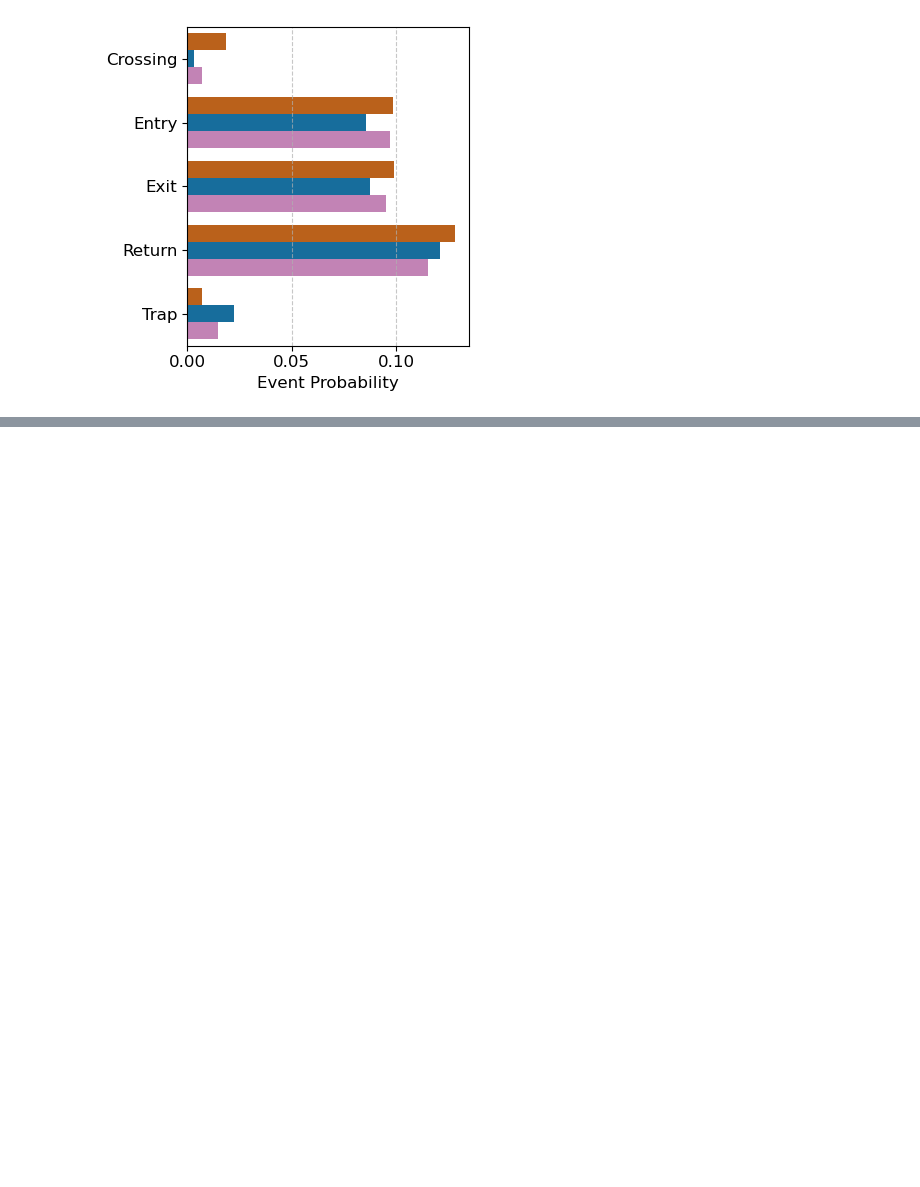
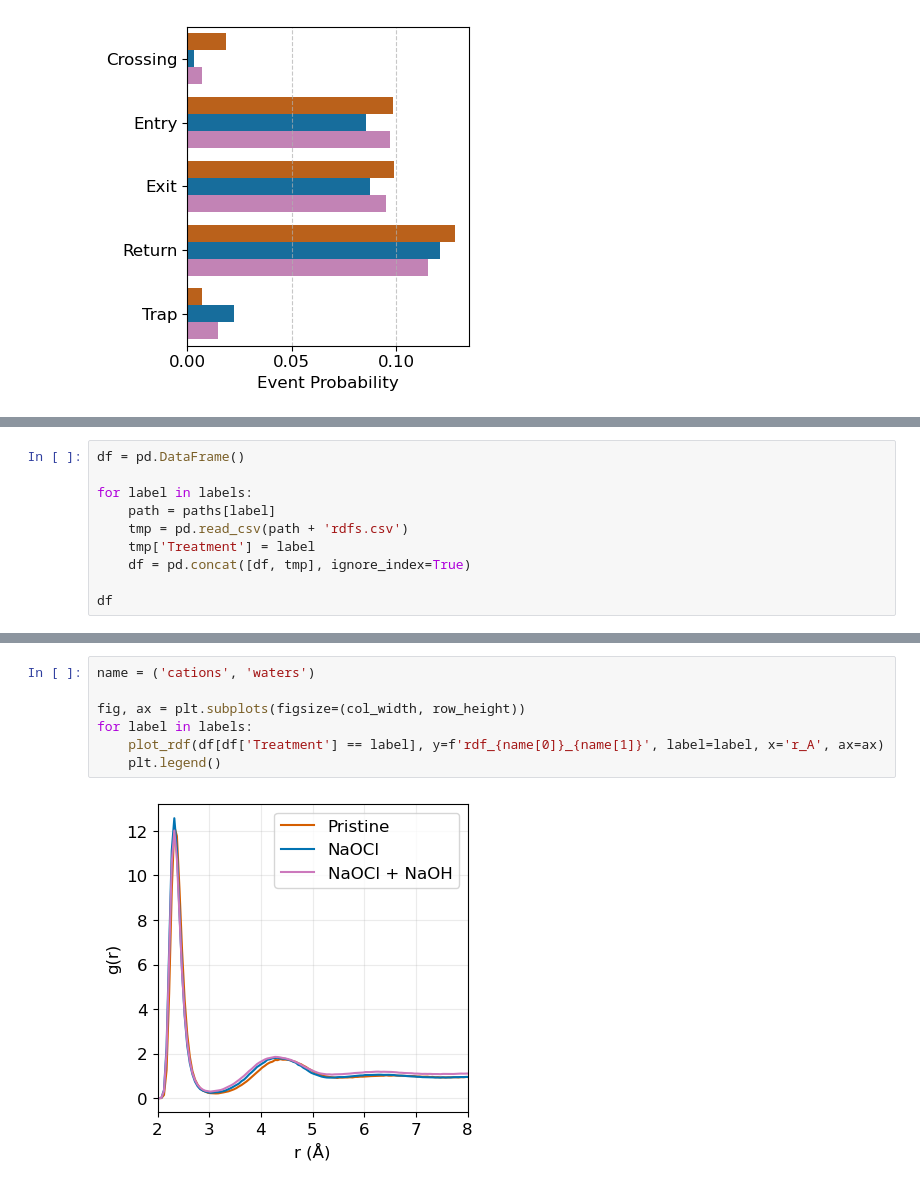
Before and after one commit to schwinns/polyamide-chlorination, a Jupyter notebook: paper/plot_chlorination.ipynb, the cells around one changed output, grey strips where cells are left out. Saved outputs shown, nothing was run; the diff lists cells and outputs as text; blank space fills up the shorter version.

Commit message:
Add RDF calculation, data, and plotting

```diff
--- a/paper/plot_chlorination.ipynb
+++ b/paper/plot_chlorination.ipynb
@@ -790,0 +829,10 @@ fig.savefig(si_fig_output_path + 'event_probabilities_detailed.pdf', bbox_inches
+# %%
+df = pd.DataFrame()
+
+for label in labels:
+    path = paths[label]
+    tmp = pd.read_csv(path + 'rdfs.csv')
+    tmp['Treatment'] = label
+    df = pd.concat([df, tmp], ignore_index=True)
+
+df
@@ -790,0 +864,9 @@ fig.savefig(si_fig_output_path + 'event_probabilities_detailed.pdf', bbox_inches
+# %%
+name = ('cations', 'waters')
+
+fig, ax = plt.subplots(figsize=(col_width, row_height))
+for label in labels:
+    plot_rdf(df[df['Treatment'] == label], y=f'rdf_{name[0]}_{name[1]}', label=label, x='r_A', ax=ax)
+    plt.legend()
+# %% [output]
+[figure, added]
```
Also changed, not shown: parts of 5 cells of this notebook, 6 other files.
